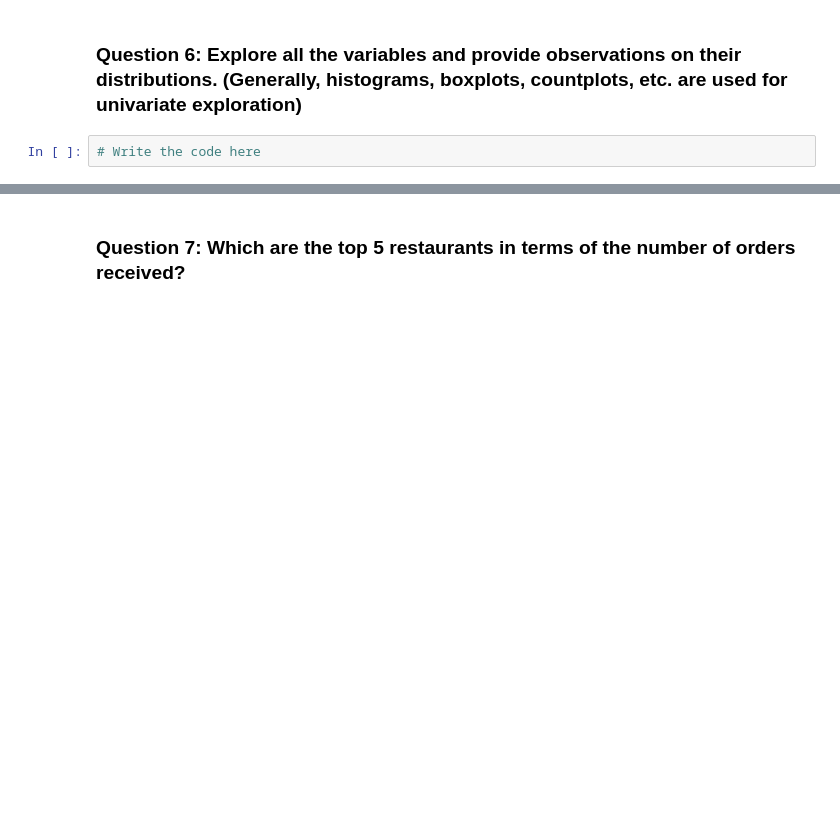
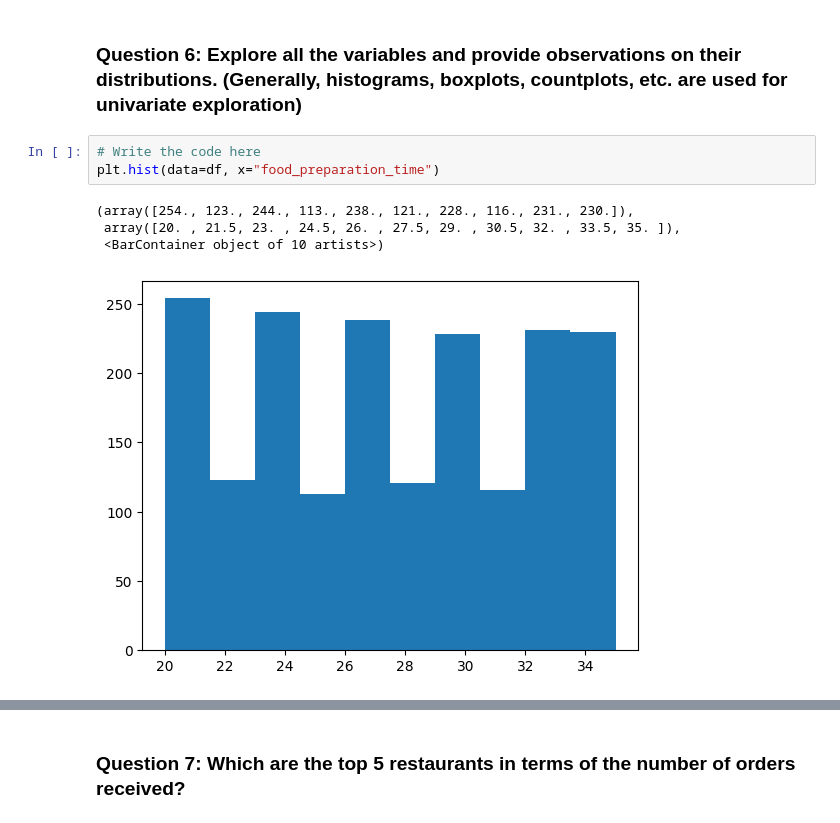
Before and after one commit to Mtpiercenokc/MITIDSS, a Jupyter notebook: FDS_Project_LearnerNotebook_FullCode.ipynb, the cells around one changed output, grey strips where cells are left out. Saved outputs shown, nothing was run; the diff lists cells and outputs as text; blank space fills up the shorter version.

```diff
--- a/FDS_Project_LearnerNotebook_FullCode.ipynb
+++ b/FDS_Project_LearnerNotebook_FullCode.ipynb
@@ -151,3 +151,9 @@ Name: count, dtype: int64
 ### **Question 6:** Explore all the variables and provide observations on their distributions. (Generally, histograms, boxplots, countplots, etc. are used for univariate exploration)
 # %%
 # Write the code here
+plt.hist(data=df, x="food_preparation_time")
+# %% [output]
+(array([254., 123., 244., 113., 238., 121., 228., 116., 231., 230.]),
+ array([20. , 21.5, 23. , 24.5, 26. , 27.5, 29. , 30.5, 32. , 33.5, 35. ]),
+ <BarContainer object of 10 artists>)
+[figure, added]
```
Also changed, not shown: parts of 11 cells of this notebook, 1 other file.
